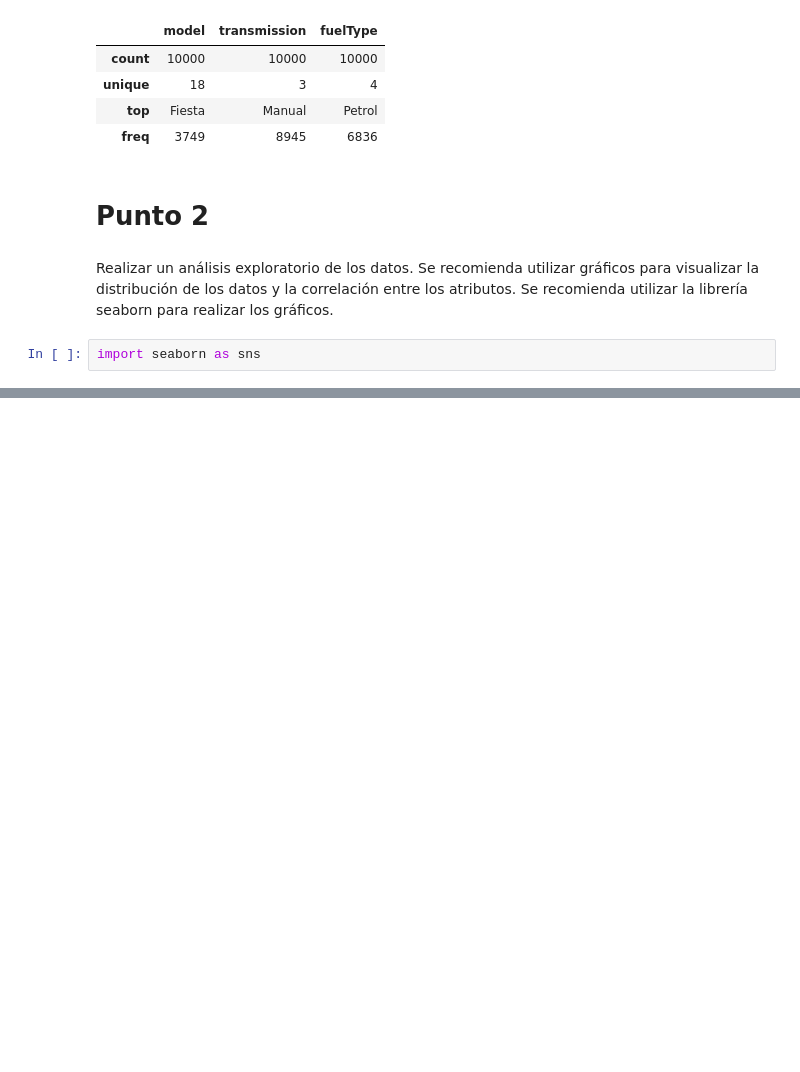
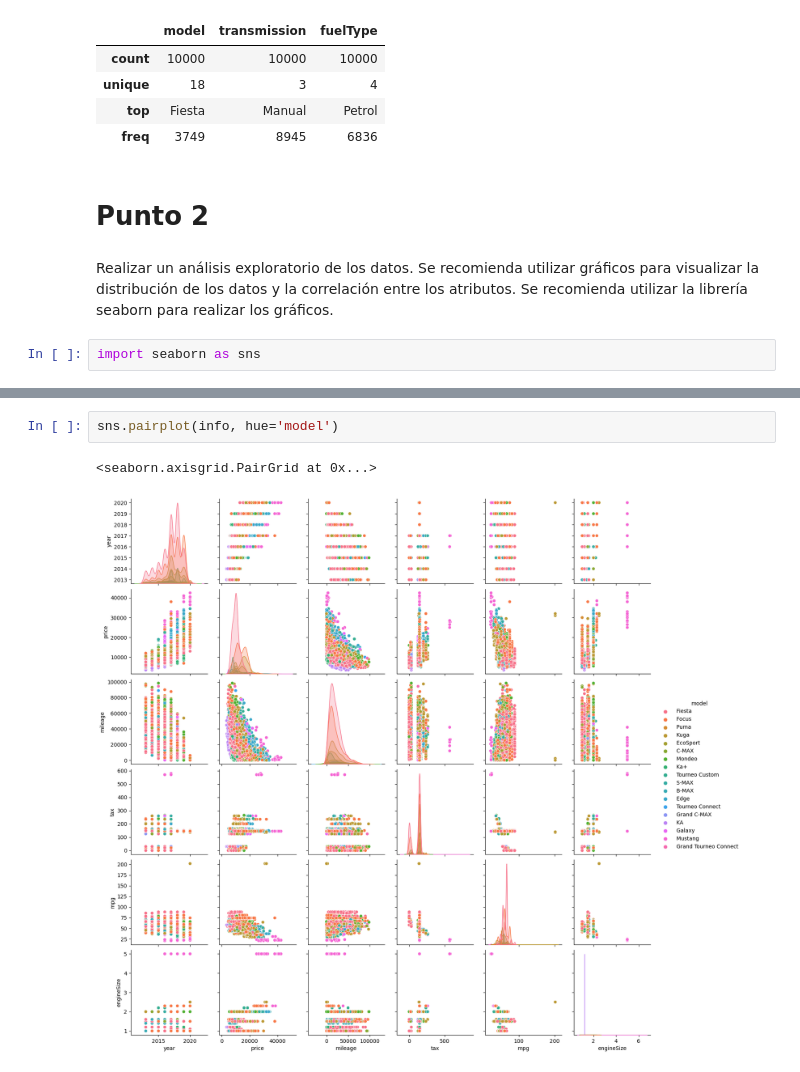
Before and after one commit to janoportnoi/Avanzado_Chona, a Jupyter notebook: modelo.ipynb, the cells around one changed output, grey strips where cells are left out. Saved outputs shown, nothing was run; the diff lists cells and outputs as text; blank space fills up the shorter version.

```diff
--- a/modelo.ipynb
+++ b/modelo.ipynb
@@ -21,0 +45,5 @@ import seaborn as sns
+# %%
+sns.pairplot(info, hue='model')
+# %% [output]
+<seaborn.axisgrid.PairGrid at 0x...>
+[figure, added]
```
Also changed, not shown: parts of 9 cells of this notebook.
